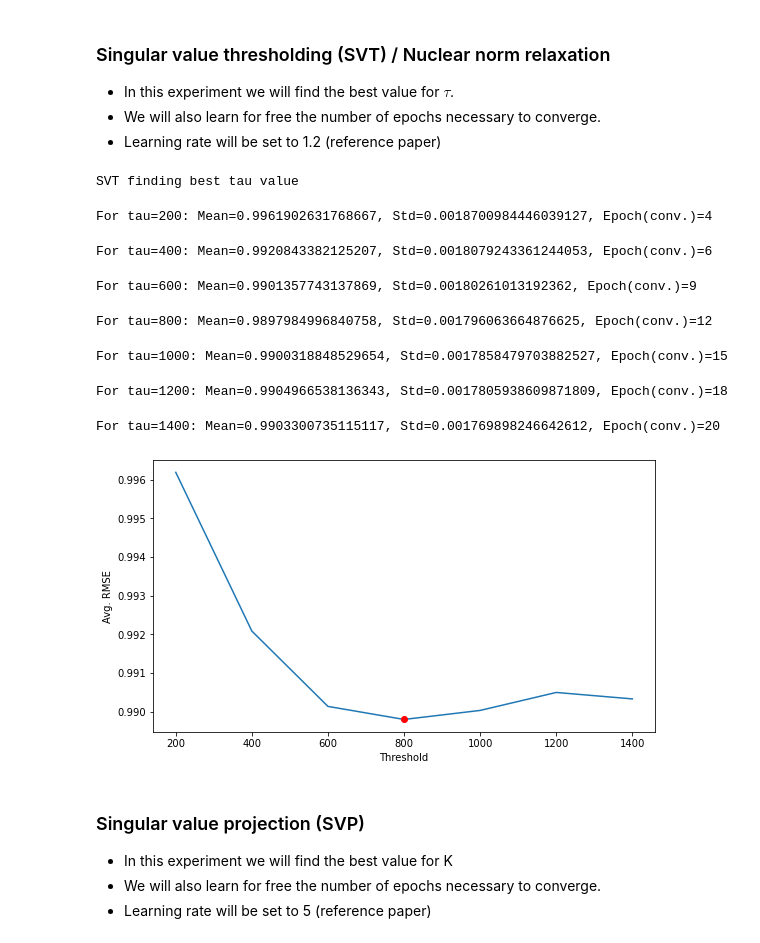
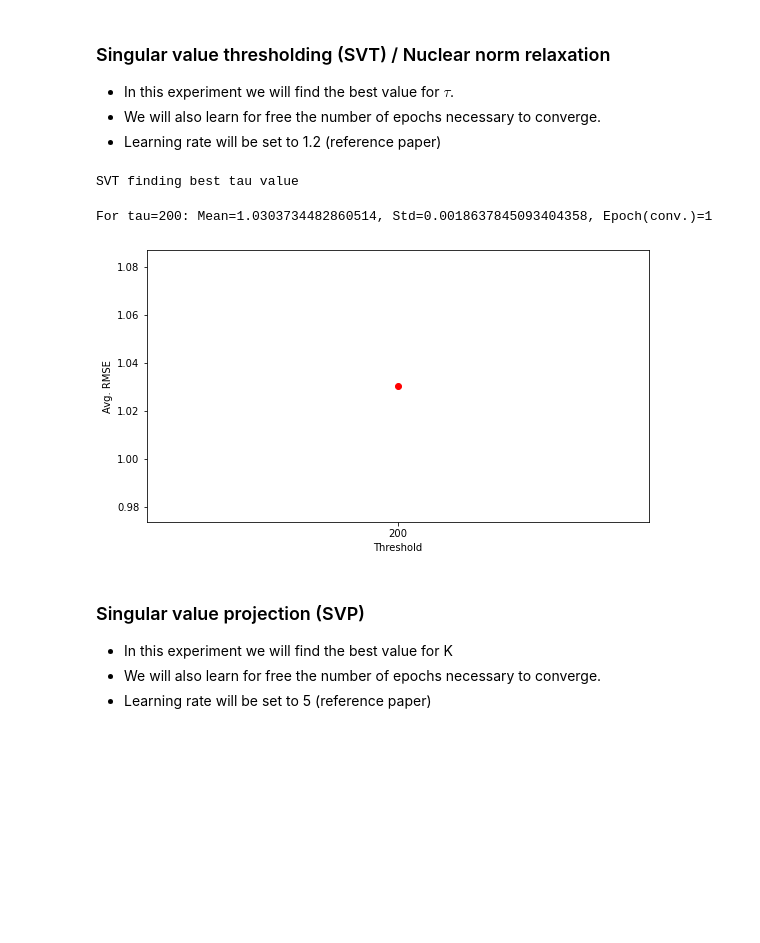
Before and after one commit to omkar-ethz/cil-collaborative-filtering, a Jupyter notebook: experiments.ipynb, the cells around one changed output. Drawn from its saved outputs; the diff is of its cells as text; code cells hidden in the pictures; blank space fills up the shorter version.

```diff
--- a/experiments.ipynb
+++ b/experiments.ipynb
@@ -9,7 +9,7 @@ from sklearn.model_selection import KFold
 # %% [markdown]
 ## Some usefull functions for anaylisis and plots
 # %%
-def plot_graph(xlabel, ylabel, x_vals, y_vals):
+def plot_graph(xlabel, ylabel, x_vals, y_vals, name):
     fig, axs = plt.subplots(1, 1, figsize=(9, 5), sharey=True)
     axs.plot(x_vals, y_vals)
     min_yval = min(y_vals)
@@ -19,9 +19,10 @@ def plot_graph(xlabel, ylabel, x_vals, y_vals):
     axs.set_xlabel(xlabel)
     axs.set_ylabel(ylabel)
     axs.set_xticks(x_vals)
+    fig.savefig("./experiments_out/"+name, format="eps")
     # fig.suptitle('Categorical Plotting')
 
-def plot_graph2(train_err, test_err):
+def plot_graph2(train_err, test_err, name):
     fig, axs = plt.subplots(1, 1, figsize=(9, 5), sharey=True)
     x_vals = list(range(1,len(train_err)+1))
     axs.plot(x_vals, train_err, label="train")
@@ -34,6 +35,7 @@ def plot_graph2(train_err, test_err):
     axs.set_xlabel("features")
     axs.set_ylabel("RMSE")
     axs.set_xticks(x_vals)
+    fig.savefig("./experiments_out/"+name, format="eps")
 
 def analyse_results(results):
     best_epoch = None
@@ -210,34 +212,28 @@ plot_graph("Regularization", "Avg. RMSE", lambdas, scores)
 # %%
 print("SVT finding best tau value")
 data = dict()
-for tau in range(200,1600,200):
+for tau in range(200,201,200):
     results = []
     for idx, (train_set, test_set) in enumerate(kf.split(data_pd)):
         train_data = data_pd.iloc[train_set]
         test_data = data_pd.iloc[test_set]
 
         train_matrix = create_matrix_from_raw(train_data)
         test_matrix = create_matrix_from_raw(test_data)
 
-        model = SVT(train_matrix, eta=1.2, tau=tau, epochs=23)
+        model = SVT(train_matrix, eta=1.2, tau=tau, epochs=1)
         result = model.train(test_matrix=test_matrix)
         results.append(result)
     mean, std, best_epoch = analyse_results(results)
     print(f"For tau={tau}: Mean={mean}, Std={std}, Epoch(conv.)={best_epoch}")
     data[tau] = mean
 taus = list(data.keys())
 scores = list(data.values())
-plot_graph("Threshold", "Avg. RMSE", taus, scores)
+plot_graph("Threshold", "Avg. RMSE", taus, scores, "svt")
 # %% [output]
 SVT finding best tau value
-For tau=200: Mean=0.9961902631768667, Std=0.0018700984446039127, Epoch(conv.)=4
+For tau=200: Mean=1.0303734482860514, Std=0.0018637845093404358, Epoch(conv.)=1
-For tau=400: Mean=0.9920843382125207, Std=0.0018079243361244053, Epoch(conv.)=6
-For tau=600: Mean=0.9901357743137869, Std=0.00180261013192362, Epoch(conv.)=9
-For tau=800: Mean=0.9897984996840758, Std=0.001796063664876625, Epoch(conv.)=12
-For tau=1000: Mean=0.9900318848529654, Std=0.0017858479703882527, Epoch(conv.)=15
-For tau=1200: Mean=0.9904966538136343, Std=0.0017805938609871809, Epoch(conv.)=18
-For tau=1400: Mean=0.9903300735115117, Std=0.001769898246642612, Epoch(conv.)=20
-[figure, old version]
+[figure, new version]
 # %% [markdown]
 ### Singular value projection (SVP)
 - In this experiment we will find the best value for K
```
Also changed, not shown: parts of 7 cells of this notebook, 2 other files.
